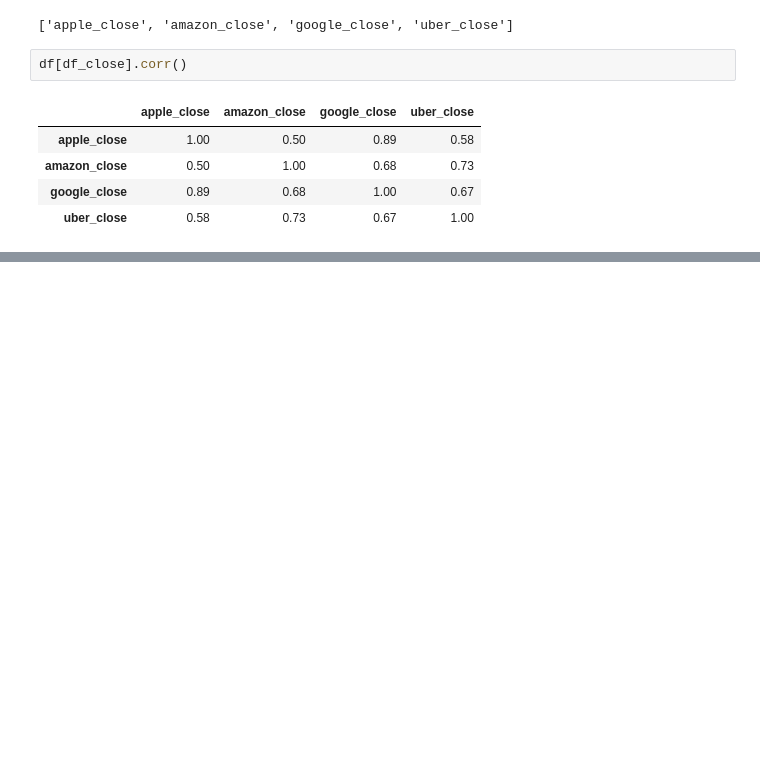
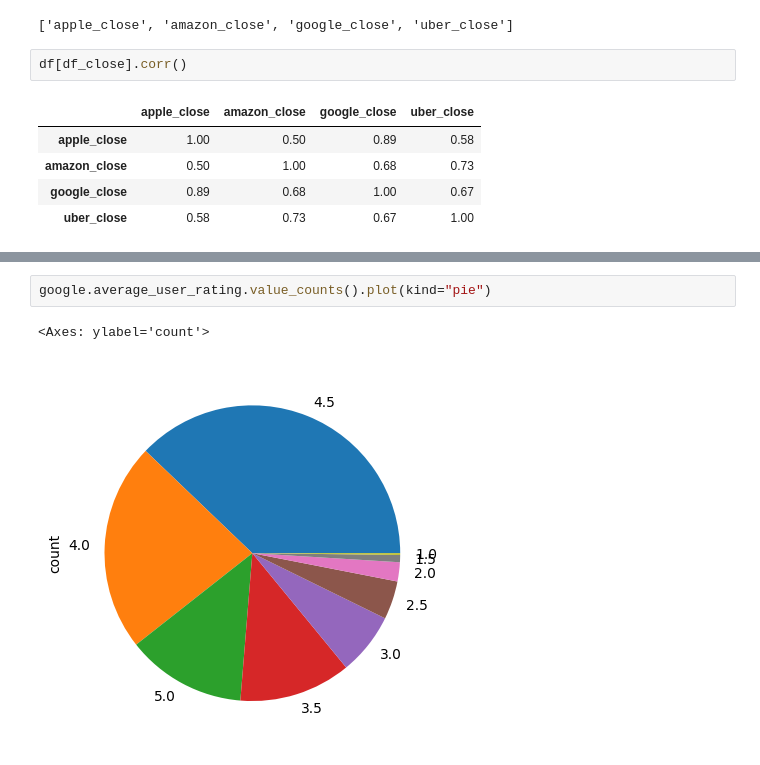
Before and after one commit to kudzik/Career-Path-Data-Science, a Jupyter notebook: Zadania/Zboiry_danych_Pandas.ipynb, the cells around one changed output, grey strips where cells are left out. Drawn from its saved outputs; the diff is of its cells as text; blank space fills up the shorter version.

```diff
--- a/Zadania/Zboiry_danych_Pandas.ipynb
+++ b/Zadania/Zboiry_danych_Pandas.ipynb
@@ -199,0 +464,5 @@ df[df_close].corr()
+# %%
+google.average_user_rating.value_counts().plot(kind="pie")
+# %% [output]
+<Axes: ylabel='count'>
+[figure, added]
```
Also changed, not shown: parts of 29 cells of this notebook, 3 other files.
